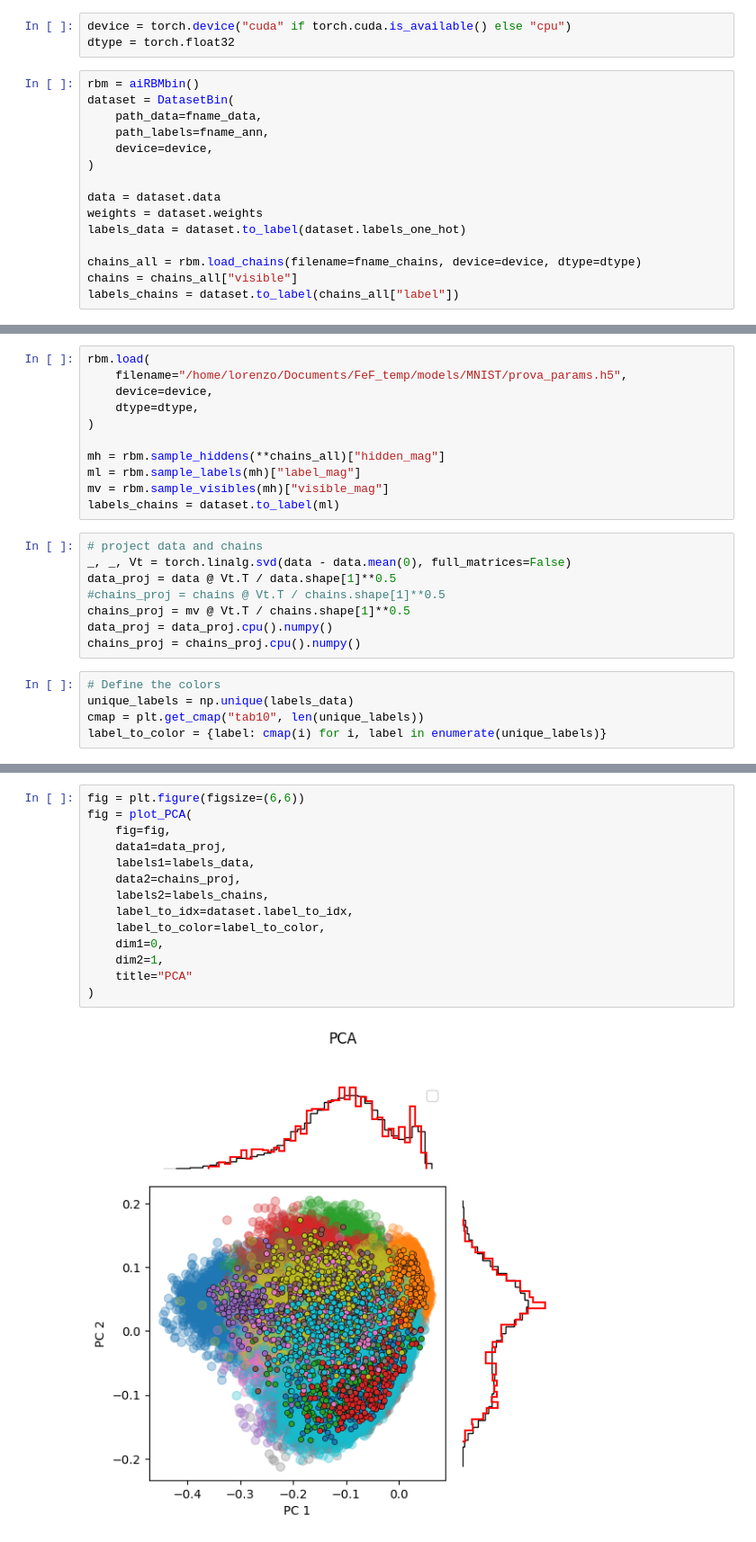
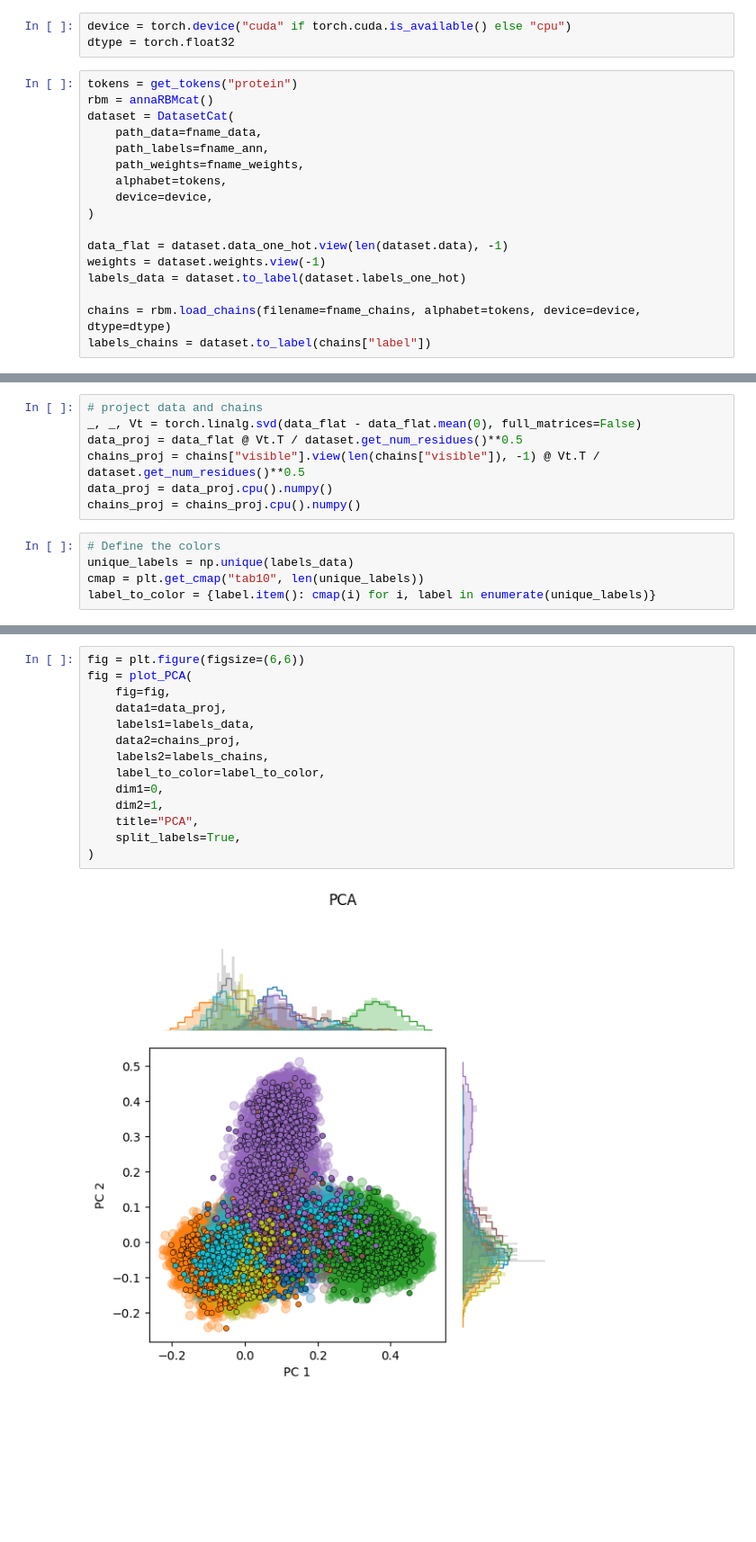
Before and after one commit to rossetl/annaDCA, a Jupyter notebook: develop.ipynb, the cells around one changed output, grey strips where cells are left out. Shown: that part at 90% size. Saved outputs shown, nothing was run; the diff lists cells and outputs as text; blank space fills up the shorter version.

```diff
--- a/develop.ipynb
+++ b/develop.ipynb
@@ -19,18 +31,20 @@ fname_chains = "/home/lorenzo/Documents/FeF_temp/models/MNIST/prova_chains.fasta
 device = torch.device("cuda" if torch.cuda.is_available() else "cpu")
 dtype = torch.float32
 # %%
-rbm = aiRBMbin()
-dataset = DatasetBin(
+tokens = get_tokens("protein")
+rbm = annaRBMcat()
+dataset = DatasetCat(
     path_data=fname_data,
     path_labels=fname_ann,
+    path_weights=fname_weights,
+    alphabet=tokens,
     device=device,
 )
 
-data = dataset.data
-weights = dataset.weights
+data_flat = dataset.data_one_hot.view(len(dataset.data), -1)
+weights = dataset.weights.view(-1)
 labels_data = dataset.to_label(dataset.labels_one_hot)
 
-chains_all = rbm.load_chains(filename=fname_chains, device=device, dtype=dtype)
-chains = chains_all["visible"]
-labels_chains = dataset.to_label(chains_all["label"])
+chains = rbm.load_chains(filename=fname_chains, alphabet=tokens, device=device, dtype=dtype)
+labels_chains = dataset.to_label(chains["label"])
 # %% [output]
@@ -38,24 +52,12 @@ Dataset imported: M = 50000, L = 784, M_eff = 50000.
-# %%
-rbm.load(
-    filename="/home/lorenzo/Documents/FeF_temp/models/MNIST/prova_params.h5",
-    device=device,
-    dtype=dtype,
-)
-
-mh = rbm.sample_hiddens(**chains_all)["hidden_mag"]
-ml = rbm.sample_labels(mh)["label_mag"]
-mv = rbm.sample_visibles(mh)["visible_mag"]
-labels_chains = dataset.to_label(ml)
 # %%
 # project data and chains
-_, _, Vt = torch.linalg.svd(data - data.mean(0), full_matrices=False)
-data_proj = data @ Vt.T / data.shape[1]**0.5
-#chains_proj = chains @ Vt.T / chains.shape[1]**0.5
-chains_proj = mv @ Vt.T / chains.shape[1]**0.5
+_, _, Vt = torch.linalg.svd(data_flat - data_flat.mean(0), full_matrices=False)
+data_proj = data_flat @ Vt.T / dataset.get_num_residues()**0.5
+chains_proj = chains["visible"].view(len(chains["visible"]), -1) @ Vt.T / dataset.get_num_residues()**0.5
 data_proj = data_proj.cpu().numpy()
 chains_proj = chains_proj.cpu().numpy()
 # %%
 # Define the colors
 unique_labels = np.unique(labels_data)
 cmap = plt.get_cmap("tab10", len(unique_labels))
-label_to_color = {label: cmap(i) for i, label in enumerate(unique_labels)}
+label_to_color = {label.item(): cmap(i) for i, label in enumerate(unique_labels)}
@@ -106,16 +64,16 @@ def plot_PCA(
 # %%
 fig = plt.figure(figsize=(6,6))
 fig = plot_PCA(
     fig=fig,
     data1=data_proj,
     labels1=labels_data,
     data2=chains_proj,
     labels2=labels_chains,
-    label_to_idx=dataset.label_to_idx,
     label_to_color=label_to_color,
     dim1=0,
     dim2=1,
-    title="PCA"
+    title="PCA",
+    split_labels=True,
 )
 # %% [output]
-[figure, old version]
+[figure, new version]
```
Also changed, not shown: parts of 20 cells of this notebook, 18 other files.
